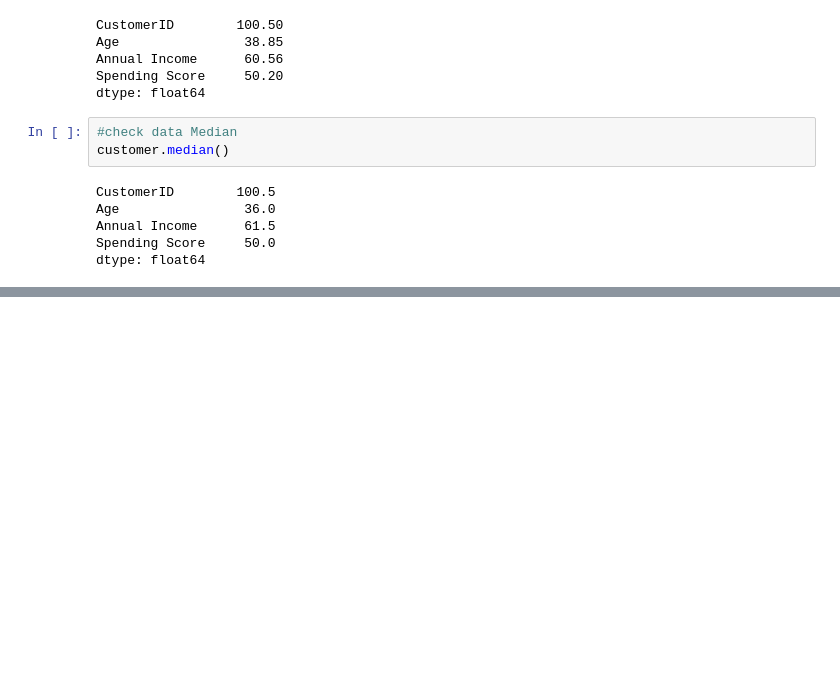
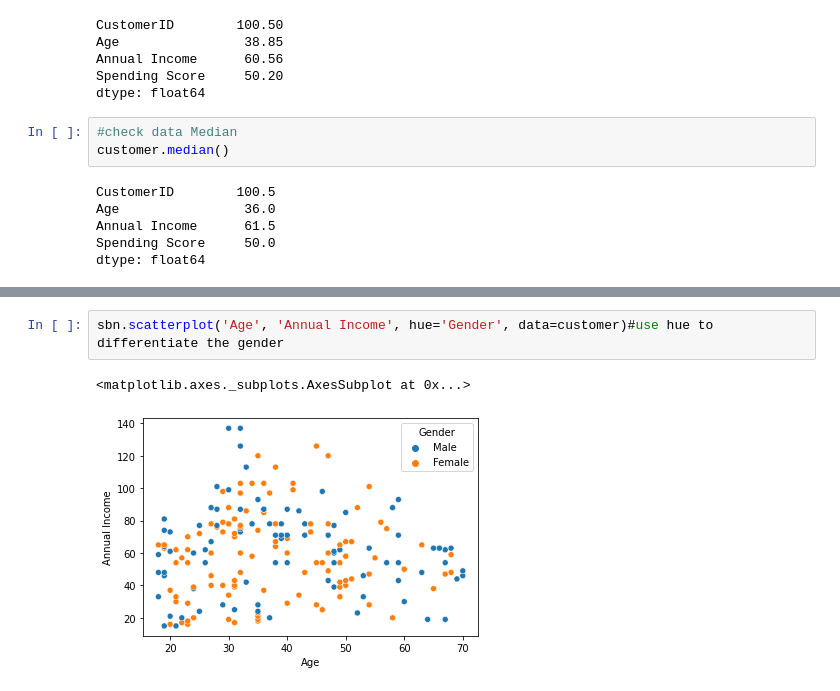
Before and after one commit to cornel-kim/samples, a Jupyter notebook: lesson1.ipynb, the cells around one changed output, grey strips where cells are left out. Drawn from its saved outputs; the diff is of its cells as text; blank space fills up the shorter version.

```diff
--- a/lesson1.ipynb
+++ b/lesson1.ipynb
@@ -112,0 +120,5 @@ dtype: float64
+# %%
+sbn.scatterplot('Age', 'Annual Income', hue='Gender', data=customer)#use hue to differentiate the gender
+# %% [output]
+<matplotlib.axes._subplots.AxesSubplot at 0x...>
+[figure, added]
```
Also changed, not shown: parts of 8 cells of this notebook.
